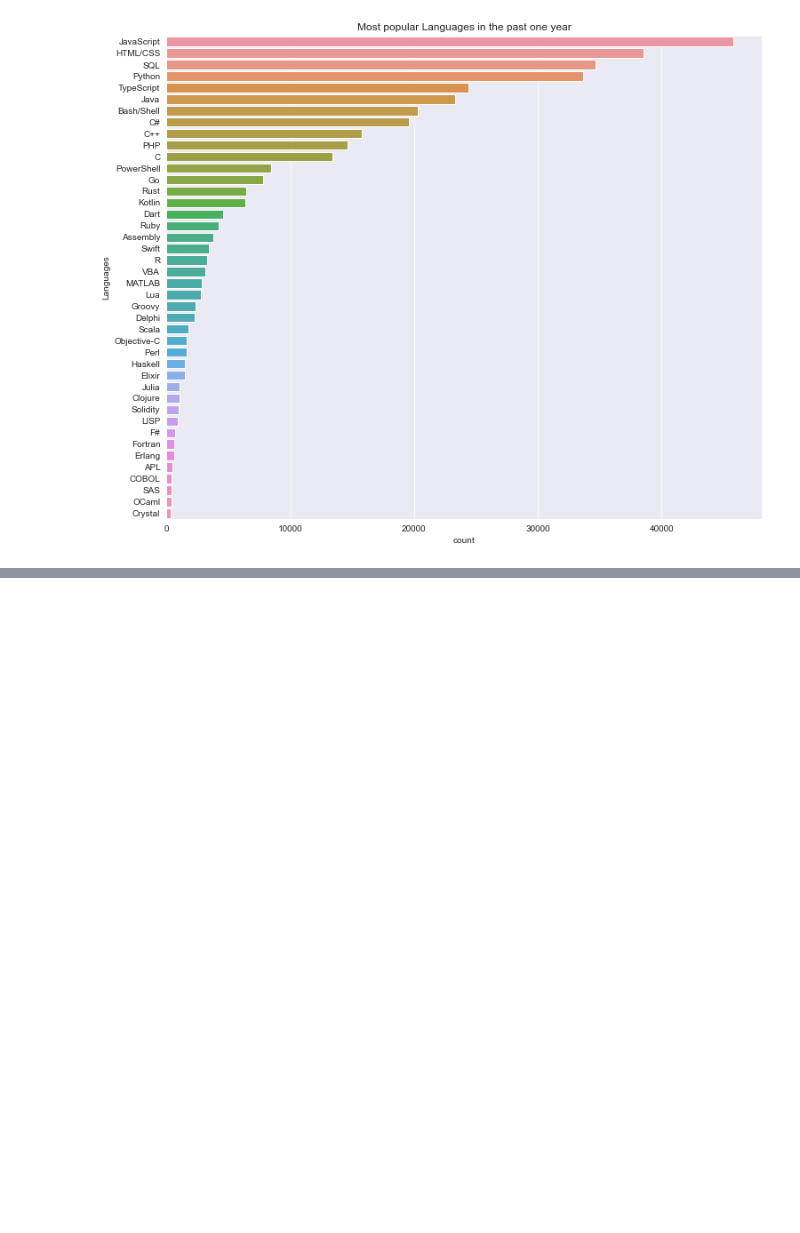
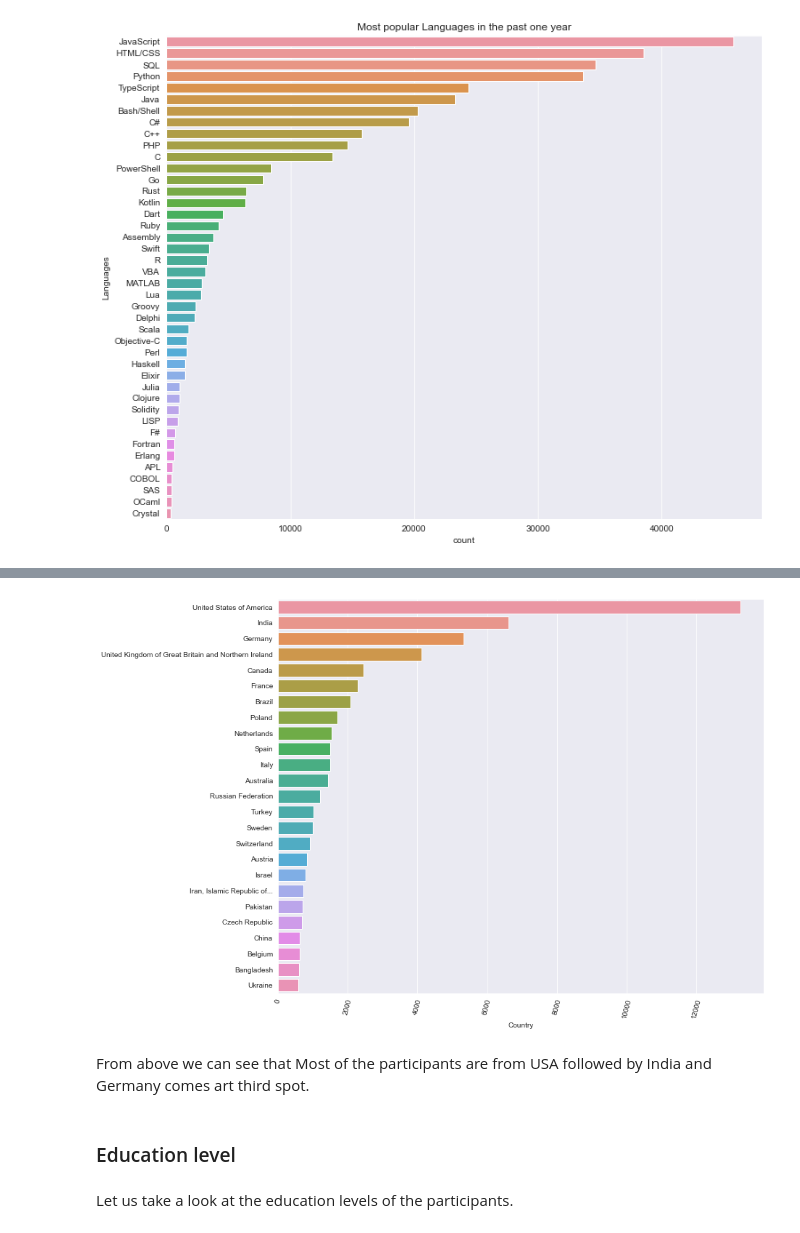
Before and after one commit to piyushrj100/Data_analysis, a Jupyter notebook: StackOverflow2022_EDA/Survey_2022.ipynb, the cells around one changed output, grey strips where cells are left out. Saved outputs shown, nothing was run; the diff lists cells and outputs as text; code cells hidden in the pictures; blank space fills up the shorter version.

```diff
--- a/StackOverflow2022_EDA/Survey_2022.ipynb
+++ b/StackOverflow2022_EDA/Survey_2022.ipynb
@@ -436,0 +447,3 @@ Text(0, 0.5, 'Languages')
+# %%
+countries = survey_select_df.Country.value_counts().head(25)
+countries
@@ -436,0 +468,12 @@ Text(0, 0.5, 'Languages')
+# %%
+plt.figure(figsize=(12,10))
+plt.title("")
+sns.barplot(y=countries.index, x=countries);
+# %% [output]
+[figure, added]
+# %% [markdown]
+From above we can see that Most of the participants are from USA followed by India and Germany comes art third spot.
+# %% [markdown]
+### Education level
+# %% [markdown]
+Let us take a look at the education levels of the participants.
```
Also changed, not shown: parts of 11 cells of this notebook.
